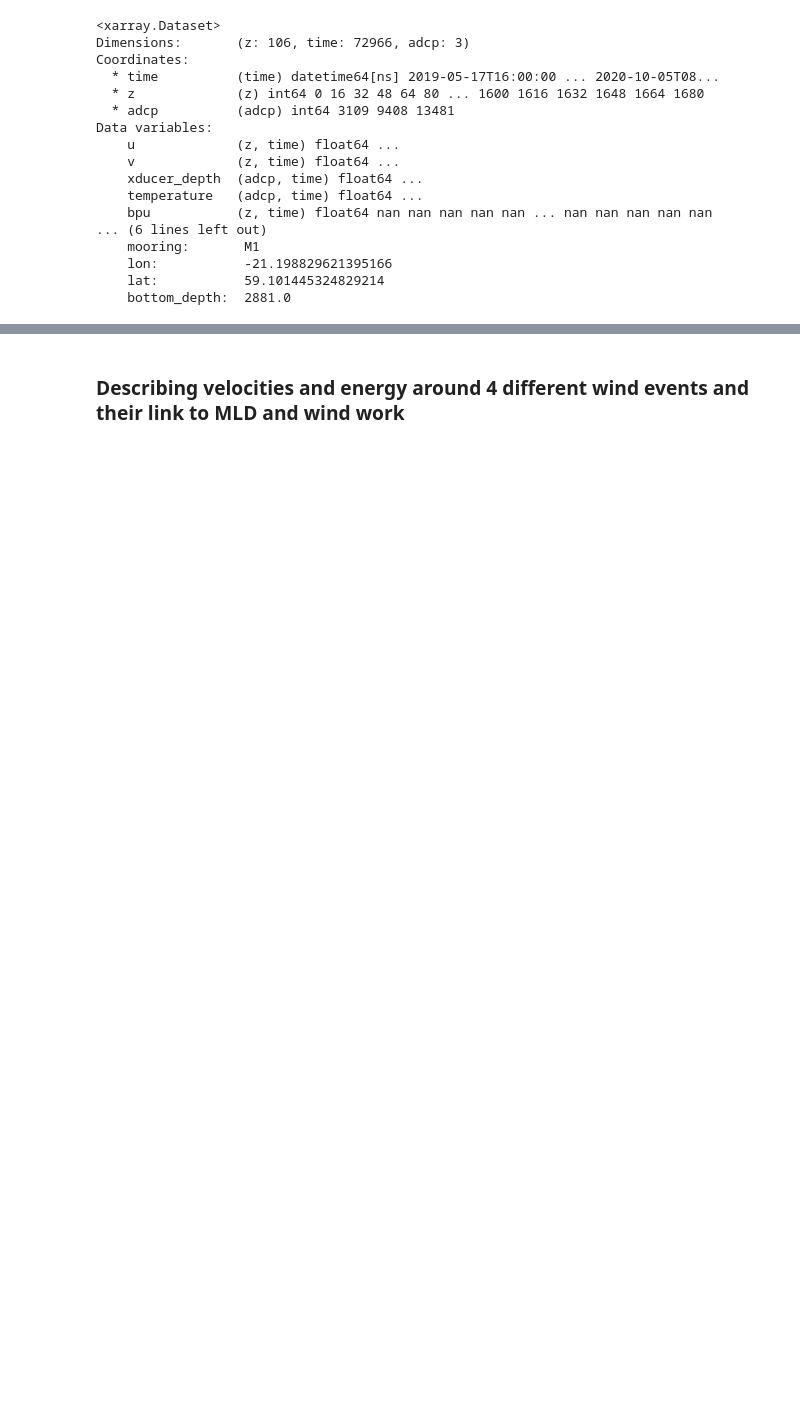
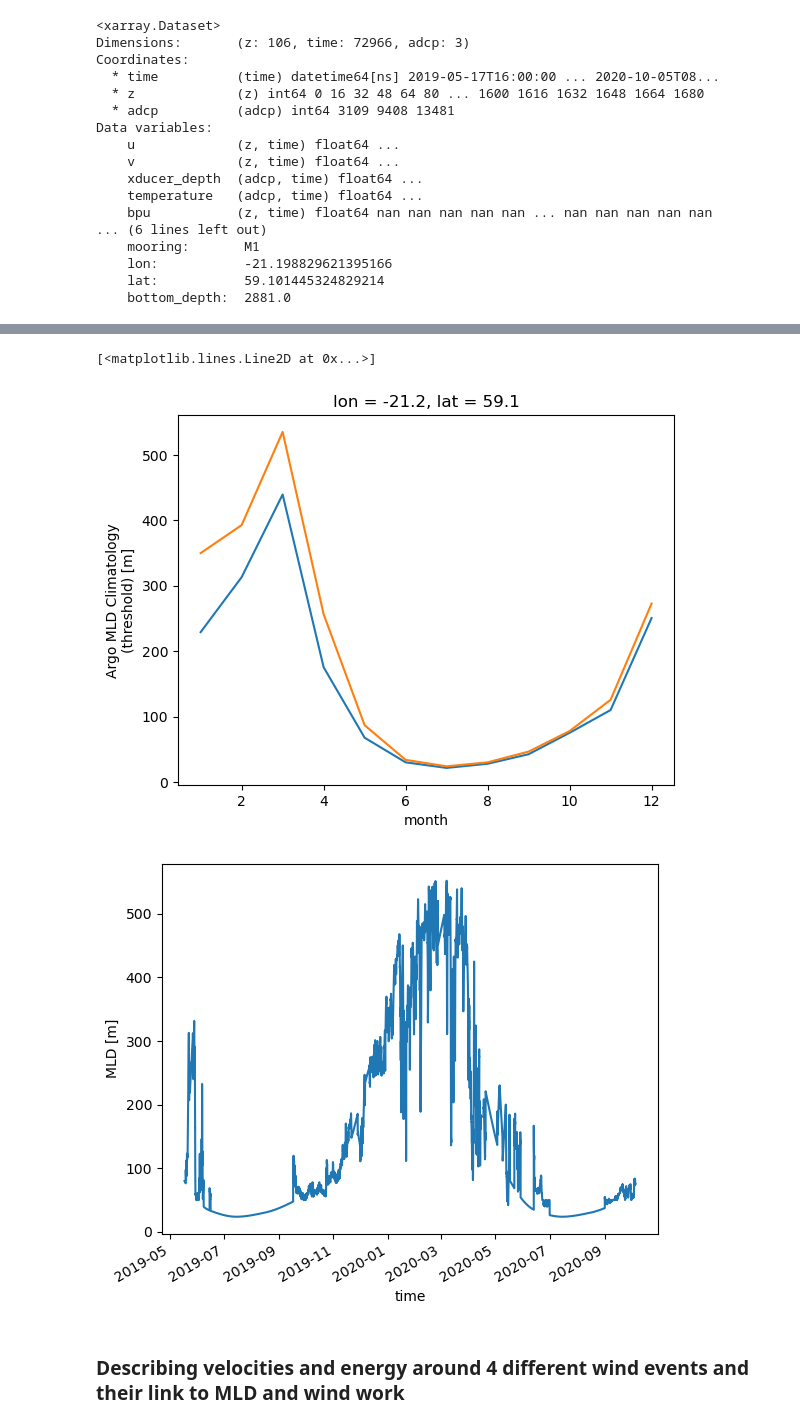
Before and after one commit to zcasparco/NIW, a Jupyter notebook: Data_overview/Zoom_wind_event.ipynb, the cells around one changed output, grey strips where cells are left out. Drawn from its saved outputs; the diff is of its cells as text; code cells hidden in the pictures; blank space fills up the shorter version.

```diff
--- a/Data_overview/Zoom_wind_event.ipynb
+++ b/Data_overview/Zoom_wind_event.ipynb
@@ -79,3 +86,12 @@ mld = mld_da.sel(lon=lon,lat=lat,method='nearest')
+# %%
+mld_m1_argo.da_m1.plot()
+mld_m1_argo.dt_m1.plot()
+plt.figure()
+mld_m1.plot()
+# %% [output]
+[<matplotlib.lines.Line2D at 0x...>]
+[figure, added]
+[figure, added]
 # %% [markdown]
 ### Describing velocities and energy around 4 different wind events and their link to MLD and wind work
 # %%
```
Also changed, not shown: parts of 11 cells of this notebook, 9 other files.
